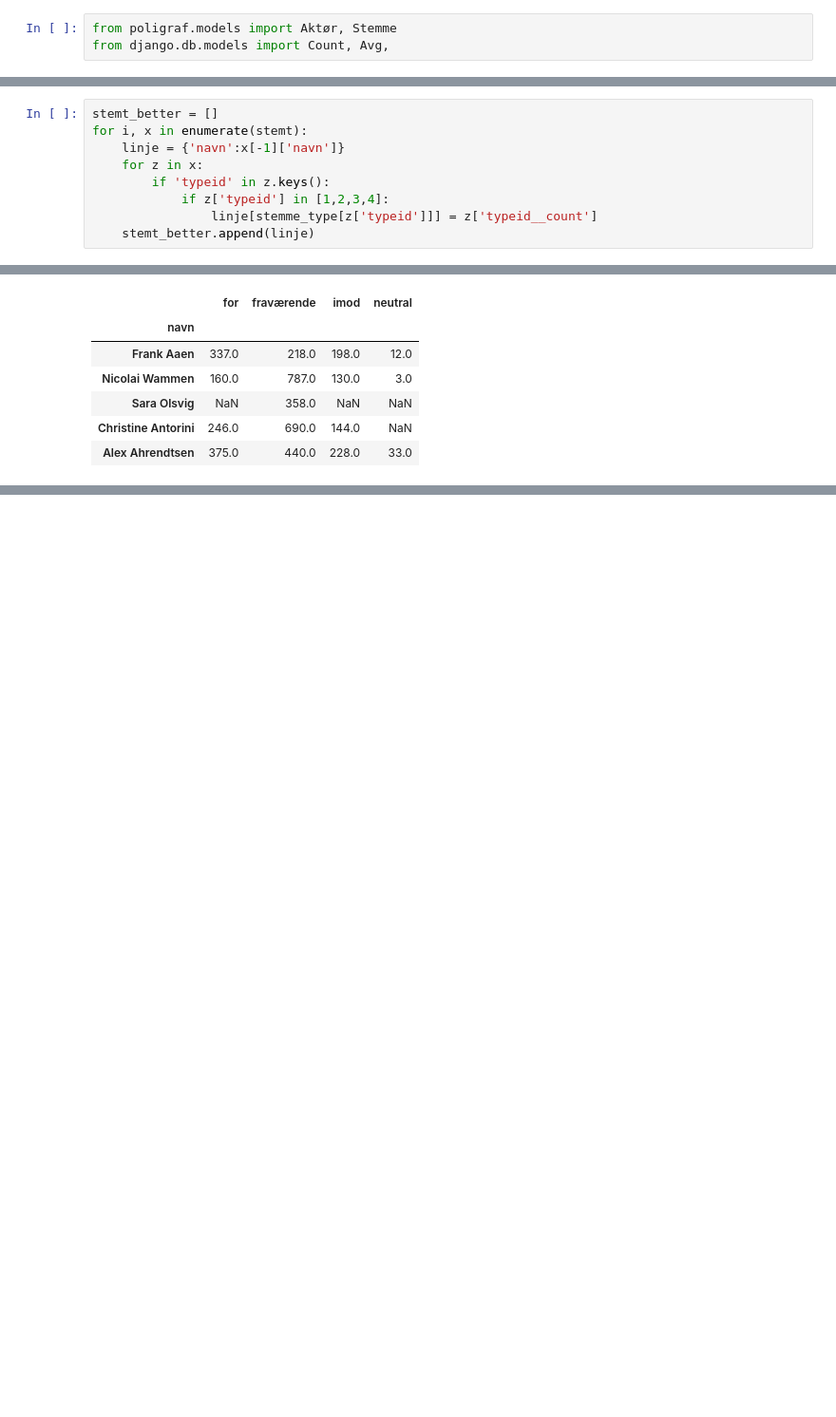
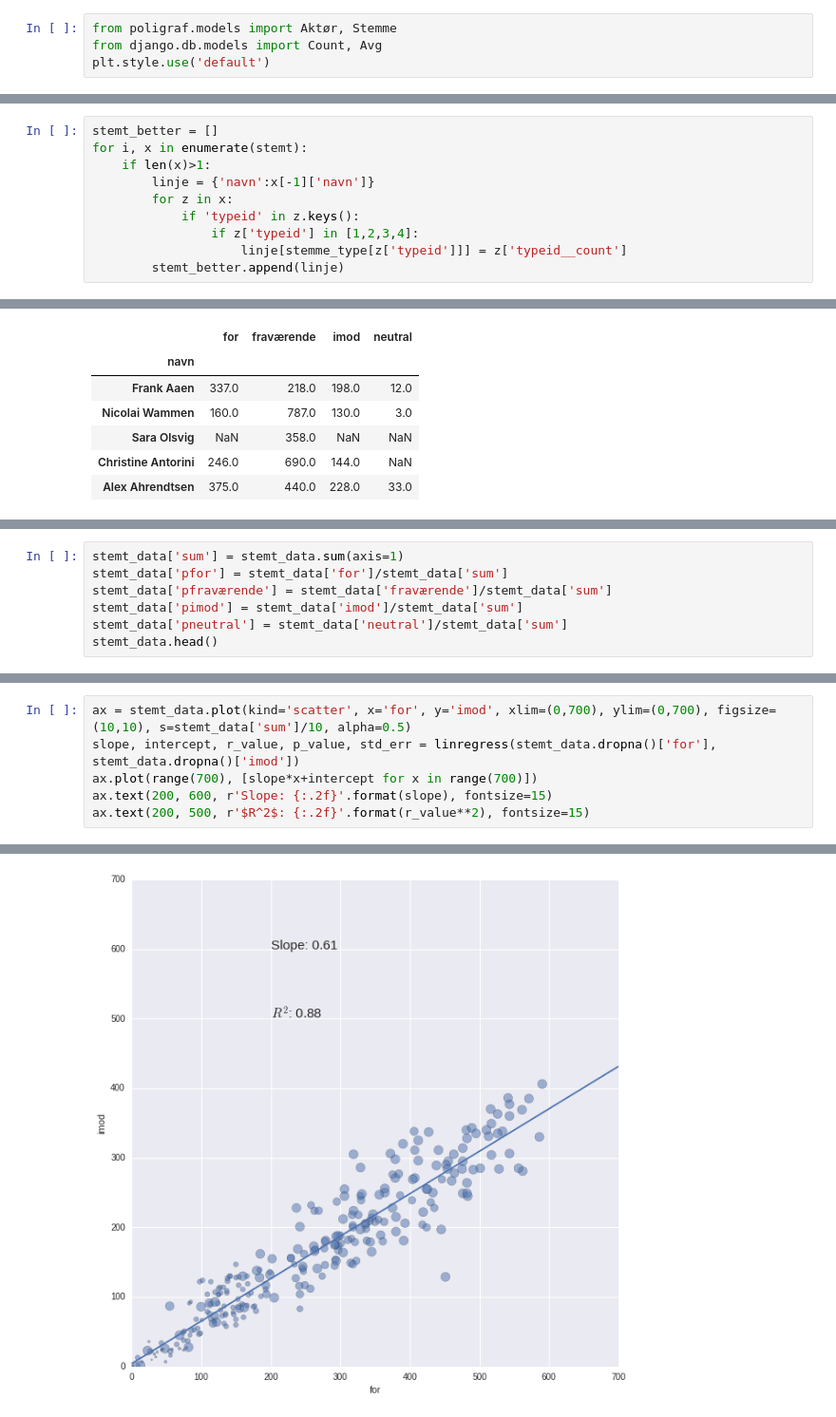
Before and after one commit to cfblaeb/politik, a Jupyter notebook: analyse.ipynb, the cells around one changed output, grey strips where cells are left out. Shown at 95% size. Saved outputs shown, nothing was run; the diff lists cells and outputs as text; blank space fills up the shorter version.

Commit message:
hmm...meget mystisks....Top politikere stemmer ikke...og alle stemmer omtrent samme ratio af for vs imod

```diff
--- a/analyse.ipynb
+++ b/analyse.ipynb
@@ -44,7 +44,8 @@ django.setup()
 * ...
 # %%
 from poligraf.models import Aktør, Stemme
-from django.db.models import Count, Avg,
+from django.db.models import Count, Avg
+plt.style.use('default')
 # %%
 stemt = [list(a.stemme_set.all().values('typeid').annotate(Count('typeid'))) + [{'navn':a.navn}] for a in Aktør.objects.filter(typeid=5)]
 # %%
@@ -52,12 +53,13 @@ stemme_type = {1:'for', 2:'imod', 3:'fraværende', 4:'neutral'}
 # %%
 stemt_better = []
 for i, x in enumerate(stemt):
-    linje = {'navn':x[-1]['navn']}
-    for z in x:
-        if 'typeid' in z.keys():
-            if z['typeid'] in [1,2,3,4]:
-                linje[stemme_type[z['typeid']]] = z['typeid__count']
-    stemt_better.append(linje)
+    if len(x)>1:
+        linje = {'navn':x[-1]['navn']}
+        for z in x:
+            if 'typeid' in z.keys():
+                if z['typeid'] in [1,2,3,4]:
+                    linje[stemme_type[z['typeid']]] = z['typeid__count']
+        stemt_better.append(linje)
 # %%
 stemt_data = pd.DataFrame(stemt_better).set_index('navn')
 stemt_data.head()
@@ -76,0 +74,7 @@ stemt_data.plot(kind='box')
+# %%
+stemt_data['sum'] = stemt_data.sum(axis=1)
+stemt_data['pfor'] = stemt_data['for']/stemt_data['sum']
+stemt_data['pfraværende'] = stemt_data['fraværende']/stemt_data['sum']
+stemt_data['pimod'] = stemt_data['imod']/stemt_data['sum']
+stemt_data['pneutral'] = stemt_data['neutral']/stemt_data['sum']
+stemt_data.head()
@@ -76,0 +121,7 @@ stemt_data.plot(kind='box')
+# %%
+ax = stemt_data.plot(kind='scatter', x='for', y='imod', xlim=(0,700), ylim=(0,700), figsize=(10,10), s=stemt_data['sum']/10, alpha=0.5)
+slope, intercept, r_value, p_value, std_err = linregress(stemt_data.dropna()['for'], stemt_data.dropna()['imod'])
+ax.plot(range(700), [slope*x+intercept for x in range(700)])
+ax.text(200, 600, r'Slope: {:.2f}'.format(slope), fontsize=15)
+ax.text(200, 500, r'$R^2$: {:.2f}'.format(r_value**2), fontsize=15)
+# %% [output]
@@ -76,0 +129 @@ stemt_data.plot(kind='box')
+[figure, added]
```
Also changed, not shown: parts of 10 cells of this notebook.
